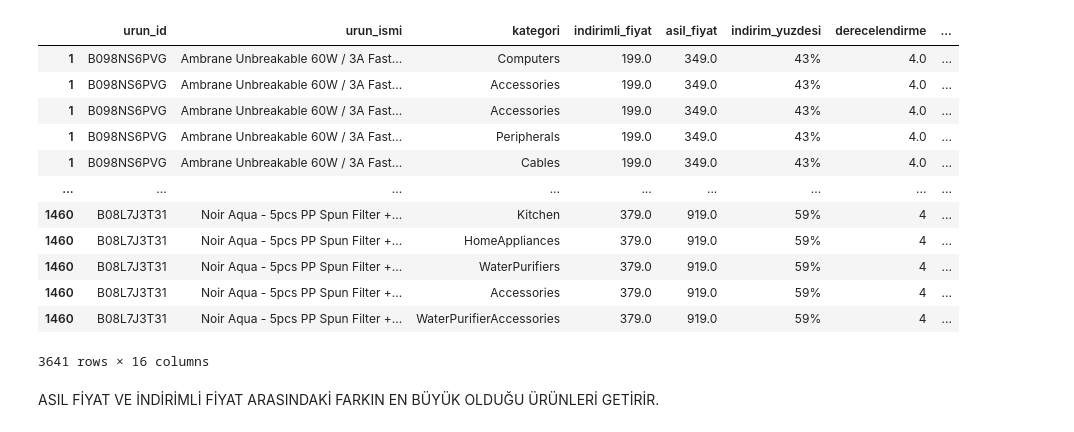
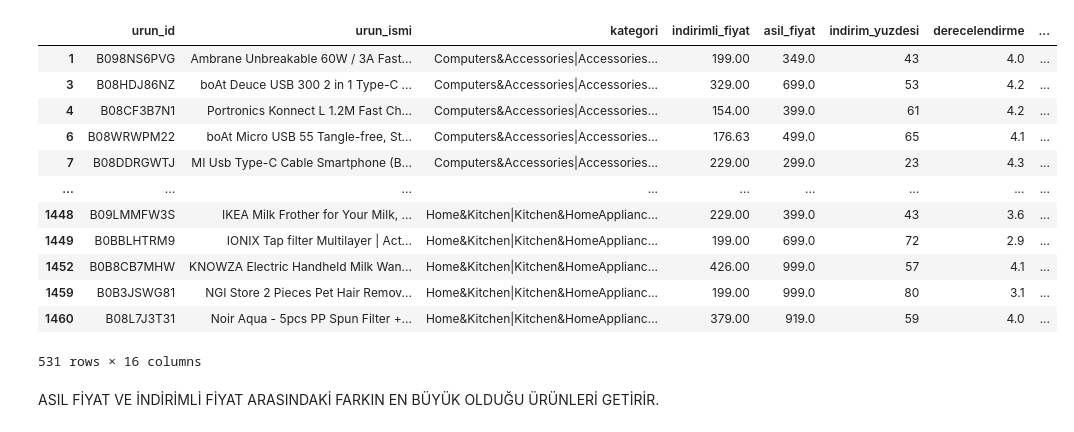
Before and after one commit to ErenalpYilmaz/amazonsalesdataset, a Jupyter notebook: analyse.ipynb, the cells around one changed output. Saved outputs shown, nothing was run; the diff lists cells and outputs as text; code cells hidden in the pictures.

```diff
--- a/analyse.ipynb
+++ b/analyse.ipynb
@@ -113,15 +124,24 @@ print(df[['urun_ismi', 'kategori']].head(n=30))
 # %%
 # ₹ işaretini kaldırma ve sayısal formata çevirme
-df['indirimli_fiyat'] = df['indirimli_fiyat'].replace({'₹': ''}, regex=True)
-df['asil_fiyat'] = df['asil_fiyat'].replace({'₹': ''}, regex=True)
+df_copy['indirimli_fiyat'] = df_copy['indirimli_fiyat'].replace({'₹': ''}, regex=True)
+df_copy['asil_fiyat'] = df_copy['asil_fiyat'].replace({'₹': ''}, regex=True)
 
 # Sayısal formata dönüştürme
-df['indirimli_fiyat'] = pd.to_numeric(df['indirimli_fiyat'], errors='coerce')
-df['asil_fiyat'] = pd.to_numeric(df['asil_fiyat'], errors='coerce')
+df_copy['indirimli_fiyat'] = pd.to_numeric(df_copy['indirimli_fiyat'], errors='coerce')
+df_copy['asil_fiyat'] = pd.to_numeric(df_copy['asil_fiyat'], errors='coerce')
 
 # Hatalı veya eksik veri olan satırları temizleme
-df = df.dropna(subset=['indirim_yuzdesi', 'asil_fiyat', 'indirimli_fiyat'])  # NaN olan satırları kaldırma
+df_copy = df_copy.dropna(subset=['indirim_yuzdesi', 'asil_fiyat', 'indirimli_fiyat'])
 
-# Sonuçları kontrol etme
-print(df[['urun_ismi', 'indirim_yuzdesi', 'asil_fiyat', 'indirimli_fiyat']].head(n = 20))
+# 'indirim_yuzdesi' sütununu sayısal formata çevirme
+df_copy['indirim_yuzdesi'] = df_copy['indirim_yuzdesi'].replace({'%': ''}, regex=True)  # Yüzde işaretini kaldır
+df_copy['indirim_yuzdesi'] = pd.to_numeric(df_copy['indirim_yuzdesi'], errors='coerce')  # Sayısal formata çevir
+
+# 'derecelendirme' sütununu sayısal formata çevirme
+df_copy['derecelendirme'] = pd.to_numeric(df_copy['derecelendirme'], errors='coerce')  # Sayısal formata çevir
+
+# 'derecelendirme_sayisi' sütununu sayısal formata çevirme
+df_copy['derecelendirme_sayisi'] = df_copy['derecelendirme_sayisi'].replace({',': ''}, regex=True)  # Virgülleri kaldır
+df_copy['derecelendirme_sayisi'] = pd.to_numeric(df_copy['derecelendirme_sayisi'], errors='coerce')  # Sayısal formata çevir
+df_copy.info()
 # %% [output]
@@ -173,18 +165,18 @@ En Yüksek İndirimli Ürünler ve Kategorileri:
-# %%
-df
-# %% [output]
-|  | urun_id | urun_ismi | kategori | indirimli_fiyat | asil_fiyat | indirim_yuzdesi | derecelendirme | ... |
-| 1 | B098NS6PVG | Ambrane Unbreakable 60W / 3A Fast... | Computers | 199.0 | 349.0 | 43% | 4.0 | ... |
-| 1 | B098NS6PVG | Ambrane Unbreakable 60W / 3A Fast... | Accessories | 199.0 | 349.0 | 43% | 4.0 | ... |
-| 1 | B098NS6PVG | Ambrane Unbreakable 60W / 3A Fast... | Accessories | 199.0 | 349.0 | 43% | 4.0 | ... |
-| 1 | B098NS6PVG | Ambrane Unbreakable 60W / 3A Fast... | Peripherals | 199.0 | 349.0 | 43% | 4.0 | ... |
-| 1 | B098NS6PVG | Ambrane Unbreakable 60W / 3A Fast... | Cables | 199.0 | 349.0 | 43% | 4.0 | ... |
-| ... | ... | ... | ... | ... | ... | ... | ... | ... |
-| 1460 | B08L7J3T31 | Noir Aqua - 5pcs PP Spun Filter +... | Kitchen | 379.0 | 919.0 | 59% | 4 | ... |
-| 1460 | B08L7J3T31 | Noir Aqua - 5pcs PP Spun Filter +... | HomeAppliances | 379.0 | 919.0 | 59% | 4 | ... |
-| 1460 | B08L7J3T31 | Noir Aqua - 5pcs PP Spun Filter +... | WaterPurifiers | 379.0 | 919.0 | 59% | 4 | ... |
-| 1460 | B08L7J3T31 | Noir Aqua - 5pcs PP Spun Filter +... | Accessories | 379.0 | 919.0 | 59% | 4 | ... |
-| 1460 | B08L7J3T31 | Noir Aqua - 5pcs PP Spun Filter +... | WaterPurifierAccessories | 379.0 | 919.0 | 59% | 4 | ... |
-3641 rows × 16 columns
+# %%
+df_copy
+# %% [output]
+|  | urun_id | urun_ismi | kategori | indirimli_fiyat | asil_fiyat | indirim_yuzdesi | derecelendirme | ... |
+| 1 | B098NS6PVG | Ambrane Unbreakable 60W / 3A Fast... | Computers&Accessories|Accessories... | 199.00 | 349.0 | 43 | 4.0 | ... |
+| 3 | B08HDJ86NZ | boAt Deuce USB 300 2 in 1 Type-C ... | Computers&Accessories|Accessories... | 329.00 | 699.0 | 53 | 4.2 | ... |
+| 4 | B08CF3B7N1 | Portronics Konnect L 1.2M Fast Ch... | Computers&Accessories|Accessories... | 154.00 | 399.0 | 61 | 4.2 | ... |
+| 6 | B08WRWPM22 | boAt Micro USB 55 Tangle-free, St... | Computers&Accessories|Accessories... | 176.63 | 499.0 | 65 | 4.1 | ... |
+| 7 | B08DDRGWTJ | MI Usb Type-C Cable Smartphone (B... | Computers&Accessories|Accessories... | 229.00 | 299.0 | 23 | 4.3 | ... |
+| ... | ... | ... | ... | ... | ... | ... | ... | ... |
+| 1448 | B09LMMFW3S | IKEA Milk Frother for Your Milk, ... | Home&Kitchen|Kitchen&HomeApplianc... | 229.00 | 399.0 | 43 | 3.6 | ... |
+| 1449 | B0BBLHTRM9 | IONIX Tap filter Multilayer | Act... | Home&Kitchen|Kitchen&HomeApplianc... | 199.00 | 699.0 | 72 | 2.9 | ... |
+| 1452 | B0B8CB7MHW | KNOWZA Electric Handheld Milk Wan... | Home&Kitchen|Kitchen&HomeApplianc... | 426.00 | 999.0 | 57 | 4.1 | ... |
+| 1459 | B0B3JSWG81 | NGI Store 2 Pieces Pet Hair Remov... | Home&Kitchen|Kitchen&HomeApplianc... | 199.00 | 999.0 | 80 | 3.1 | ... |
+| 1460 | B08L7J3T31 | Noir Aqua - 5pcs PP Spun Filter +... | Home&Kitchen|Kitchen&HomeApplianc... | 379.00 | 919.0 | 59 | 4.0 | ... |
+531 rows × 16 columns
 # %% [markdown]
 ASIL FİYAT VE İNDİRİMLİ FİYAT ARASINDAKİ FARKIN EN BÜYÜK OLDUĞU ÜRÜNLERİ GETİRİR.
```
Also changed, not shown: parts of 21 cells of this notebook.
